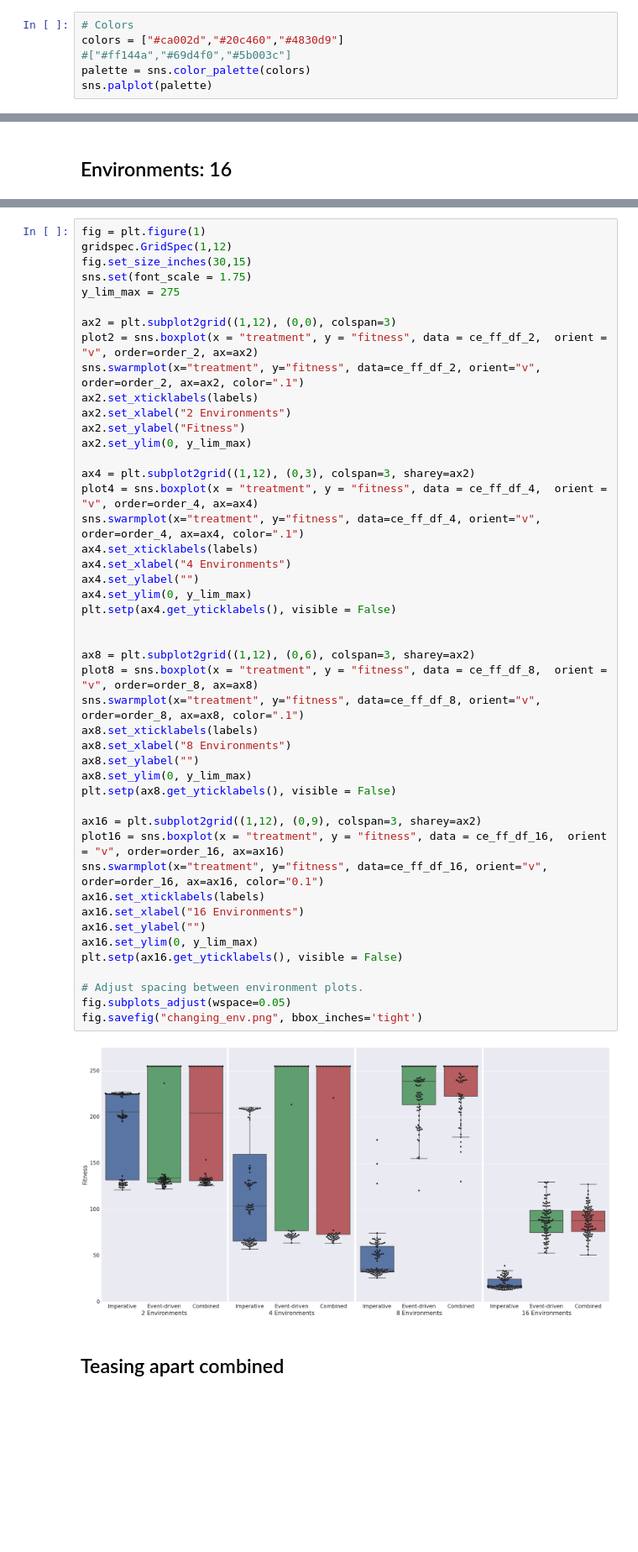
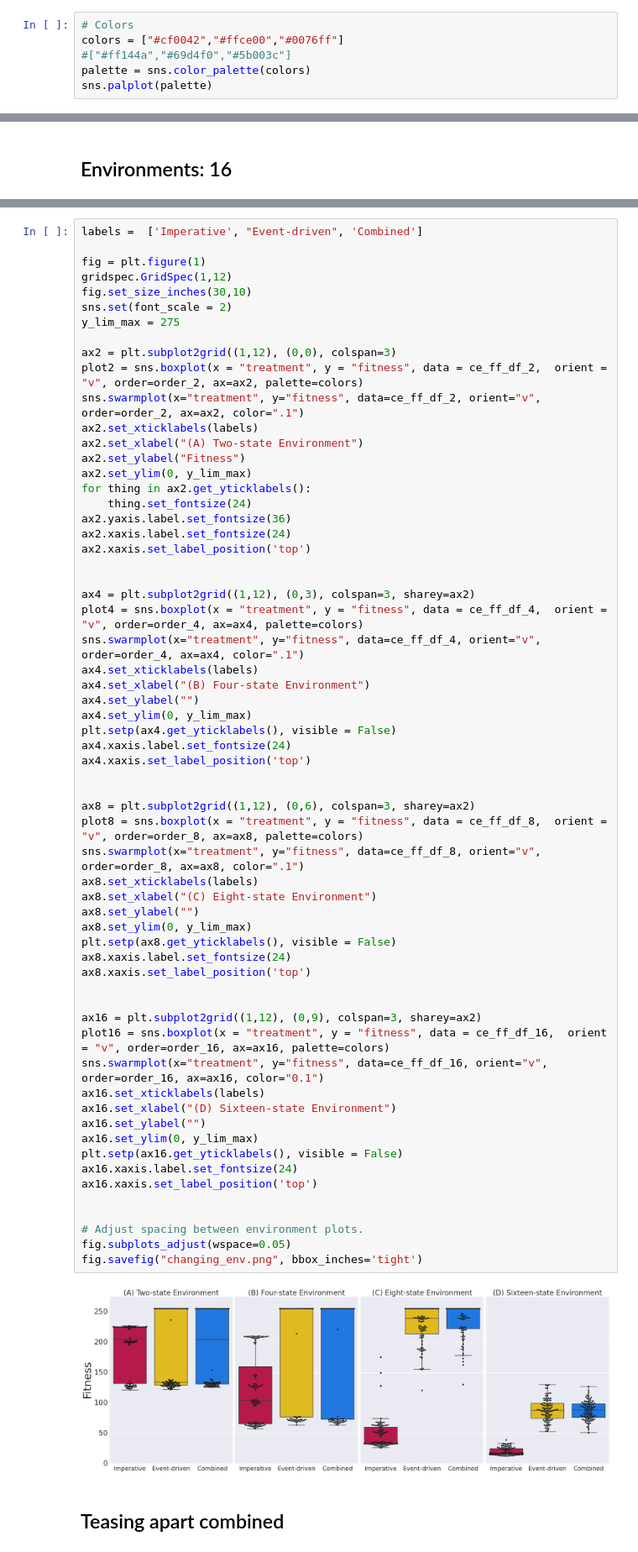
Before and after one commit to amlalejini/event-driven-gp_benchmarking, a Jupyter notebook: scripts/exploration.ipynb, the cells around one changed output, grey strips where cells are left out. Shown at 84% size. Cells and saved outputs as stored; diff of their text form; blank space fills up the shorter version.

```diff
--- a/scripts/exploration.ipynb
+++ b/scripts/exploration.ipynb
@@ -22,7 +22,7 @@ chgenv_ff_fpath = os.path.join(chgenv_dir, "mt_final_fitness.csv")
 chgenv_tease_fpath = os.path.join(chgenv_dir, "teaser_final_fitness.csv")
 # %%
 # Colors
-colors = ["#ca002d","#20c460","#4830d9"]
+colors = ["#cf0042","#ffce00","#0076ff"]
 #["#ff144a","#69d4f0","#5b003c"]
 palette = sns.color_palette(colors)
 sns.palplot(palette)
@@ -308,50 +313,66 @@ fig.subplots_adjust(hspace=.3)
 # %%
+labels =  ['Imperative', "Event-driven", 'Combined']
+
 fig = plt.figure(1)
 gridspec.GridSpec(1,12)
-fig.set_size_inches(30,15)
-sns.set(font_scale = 1.75)
+fig.set_size_inches(30,10)
+sns.set(font_scale = 2)
 y_lim_max = 275
 
 ax2 = plt.subplot2grid((1,12), (0,0), colspan=3)
-plot2 = sns.boxplot(x = "treatment", y = "fitness", data = ce_ff_df_2,  orient = "v", order=order_2, ax=ax2)
+plot2 = sns.boxplot(x = "treatment", y = "fitness", data = ce_ff_df_2,  orient = "v", order=order_2, ax=ax2, palette=colors)
 sns.swarmplot(x="treatment", y="fitness", data=ce_ff_df_2, orient="v", order=order_2, ax=ax2, color=".1")
 ax2.set_xticklabels(labels)
-ax2.set_xlabel("2 Environments")
+ax2.set_xlabel("(A) Two-state Environment")
 ax2.set_ylabel("Fitness")
 ax2.set_ylim(0, y_lim_max)
+for thing in ax2.get_yticklabels():
+    thing.set_fontsize(24)
+ax2.yaxis.label.set_fontsize(36)
+ax2.xaxis.label.set_fontsize(24)
+ax2.xaxis.set_label_position('top')
+
 
 ax4 = plt.subplot2grid((1,12), (0,3), colspan=3, sharey=ax2)
-plot4 = sns.boxplot(x = "treatment", y = "fitness", data = ce_ff_df_4,  orient = "v", order=order_4, ax=ax4)
+plot4 = sns.boxplot(x = "treatment", y = "fitness", data = ce_ff_df_4,  orient = "v", order=order_4, ax=ax4, palette=colors)
 sns.swarmplot(x="treatment", y="fitness", data=ce_ff_df_4, orient="v", order=order_4, ax=ax4, color=".1")
 ax4.set_xticklabels(labels)
-ax4.set_xlabel("4 Environments")
+ax4.set_xlabel("(B) Four-state Environment")
 ax4.set_ylabel("")
 ax4.set_ylim(0, y_lim_max)
 plt.setp(ax4.get_yticklabels(), visible = False)
+ax4.xaxis.label.set_fontsize(24)
+ax4.xaxis.set_label_position('top')
 
 
 ax8 = plt.subplot2grid((1,12), (0,6), colspan=3, sharey=ax2)
-plot8 = sns.boxplot(x = "treatment", y = "fitness", data = ce_ff_df_8,  orient = "v", order=order_8, ax=ax8)
+plot8 = sns.boxplot(x = "treatment", y = "fitness", data = ce_ff_df_8,  orient = "v", order=order_8, ax=ax8, palette=colors)
 sns.swarmplot(x="treatment", y="fitness", data=ce_ff_df_8, orient="v", order=order_8, ax=ax8, color=".1")
 ax8.set_xticklabels(labels)
-ax8.set_xlabel("8 Environments")
+ax8.set_xlabel("(C) Eight-state Environment")
 ax8.set_ylabel("")
 ax8.set_ylim(0, y_lim_max)
 plt.setp(ax8.get_yticklabels(), visible = False)
+ax8.xaxis.label.set_fontsize(24)
+ax8.xaxis.set_label_position('top')
+
 
 ax16 = plt.subplot2grid((1,12), (0,9), colspan=3, sharey=ax2)
-plot16 = sns.boxplot(x = "treatment", y = "fitness", data = ce_ff_df_16,  orient = "v", order=order_16, ax=ax16)
+plot16 = sns.boxplot(x = "treatment", y = "fitness", data = ce_ff_df_16,  orient = "v", order=order_16, ax=ax16, palette=colors)
 sns.swarmplot(x="treatment", y="fitness", data=ce_ff_df_16, orient="v", order=order_16, ax=ax16, color="0.1")
 ax16.set_xticklabels(labels)
-ax16.set_xlabel("16 Environments")
+ax16.set_xlabel("(D) Sixteen-state Environment")
 ax16.set_ylabel("")
 ax16.set_ylim(0, y_lim_max)
 plt.setp(ax16.get_yticklabels(), visible = False)
+ax16.xaxis.label.set_fontsize(24)
+ax16.xaxis.set_label_position('top')
+
 
 # Adjust spacing between environment plots.
 fig.subplots_adjust(wspace=0.05)
 fig.savefig("changing_env.png", bbox_inches='tight')
 # %% [output]
-[figure, old version]
+[figure, new version]
 # %% [markdown]
 ## Teasing apart combined
```
Also changed, not shown: parts of 6 cells of this notebook, 2 other files.
